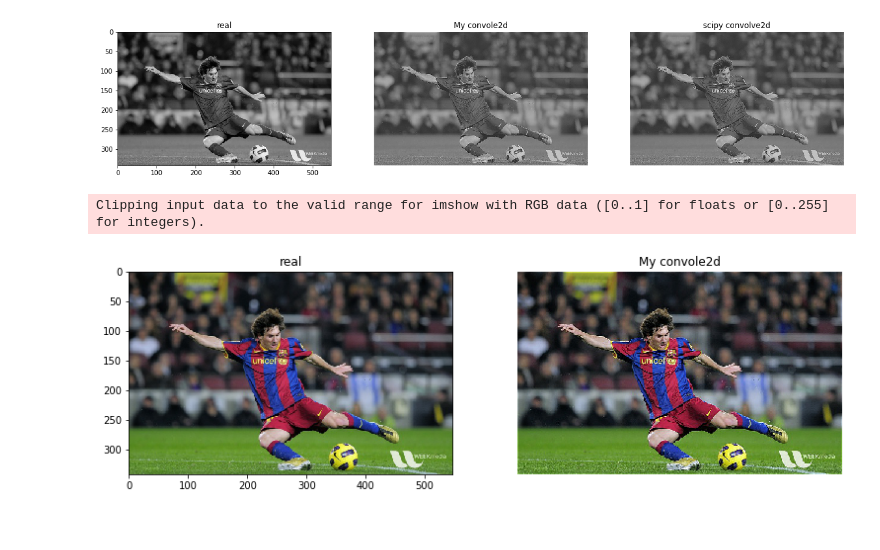
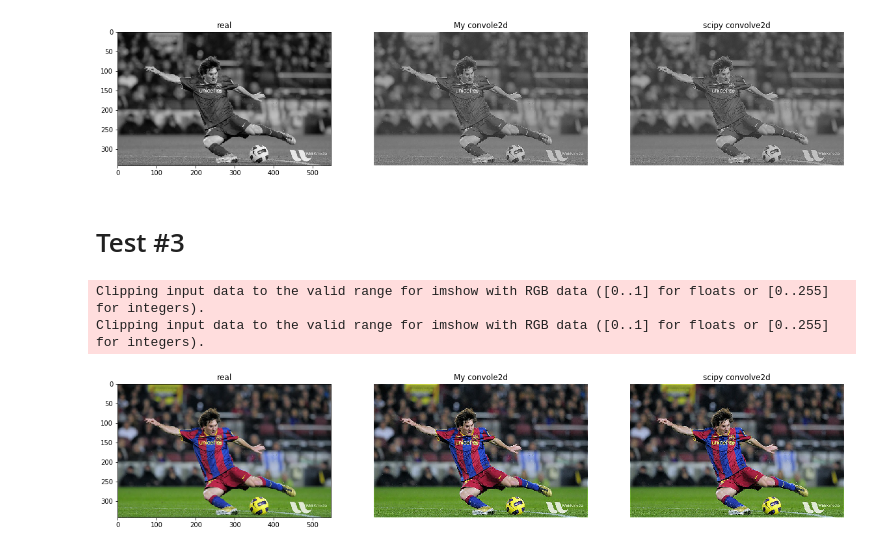
Before and after one commit to RickyDa/Course-Computer-Vision, a Jupyter notebook: Ex1/Preparatory Report 2.ipynb, the cells around one changed output. Drawn from its saved outputs; the diff is of its cells as text; code cells hidden in the pictures.

```diff
--- a/Ex1/Preparatory Report 2.ipynb
+++ b/Ex1/Preparatory Report 2.ipynb
@@ -34,7 +34,10 @@ class Image(object):
 
     def Show(self,img,title='image'):
         plt.figure(figsize=[20,10])
-        plt.imshow(img)
+        if len(img.shape)!=3 :
+            plt.imshow(img,cmap='gray')
+        else:
+            plt.imshow(img)
         plt.title(title)
         plt.show()
 
@@ -89,0 +75,7 @@ def normalize(image):
+# %%
+def zero_padding(image, k):
+    p = int((k-1)/2)
+    padded_image = np.zeros([2*p + image.shape[0], 2*p + image.shape[1], image.shape[2]])
+    padded_image[p:-p, p:-p, :] = image
+
+    return padded_image
@@ -89,0 +89,3 @@ def normalize(image):
+# %%
+def scale_minMax(image):
+    return image/np.max(np.abs(image))
@@ -90,17 +100,18 @@ def normalize(image):
 # %%
 def convolve2d(image,kernel):
     k = kernel.shape[0] # Considering kernel is NxN (filter) matrix
-    image = normalize(image)
-    if len(image.shape) < 3:
+    image = scale_minMax(image)
+
+    if len(image.shape) != 3:
         image = image.reshape(image.shape[0],image.shape[1],1)
 
     padded_image = zero_padding(image, k)
     output = np.zeros_like(image)
 
-    for dim in range(image.shape[2]):
-        for row in range(image.shape[0]):
-            for col in range(image.shape[1]):
-                output[row,col,dim] = np.sum((kernel * padded_image[row: row+k, col: col+k,dim]))
+    for row in range(image.shape[0]):
+        for col in range(image.shape[1]):
+            for dim in range(image.shape[2]):
+                output[row,col,dim] = np.sum(kernel * padded_image[row: row+k, col: col+k,dim])
 
     if image.shape[2] == 1:
         return output.reshape(image.shape[0],image.shape[1])
@@ -129,18 +141,29 @@ plt.axis('off')
 plt.show()
 # %% [output]
 [figure]
+# %% [markdown]
+# Test #3
 # %%
-image_equalized = rgb# /np.max(np.abs(rgb))
-image_kernel = convolve2d(image_equalized, kernel)
+image_kernel = convolve2d(rgb, kernel)
+image_equalized = scale_minMax(rgb)
 plt.figure(figsize=[20,10])
 plt.subplot(131)
-plt.imshow(image_equalized)
+plt.imshow(image_equalized )
 plt.title('real')
 plt.subplot(132)
 plt.imshow(image_kernel)
 plt.title('My convole2d')
 plt.axis('off')
+import scipy.signal
+for dim in range(rgb.shape[2]):
+    image_kernel[:,:,dim] = scipy.signal.convolve2d(image_equalized[:,:,dim], kernel, 'same')
+
+plt.subplot(133)
+plt.imshow(image_kernel)
+plt.title('scipy convolve2d')
+plt.axis('off')
 plt.show()
 # %% [output]
 Clipping input data to the valid range for imshow with RGB data ([0..1] for floats or [0..255] for integers).
+Clipping input data to the valid range for imshow with RGB data ([0..1] for floats or [0..255] for integers).
-[figure, old version]
+[figure, new version]
```
Also changed, not shown: parts of 6 cells of this notebook.
